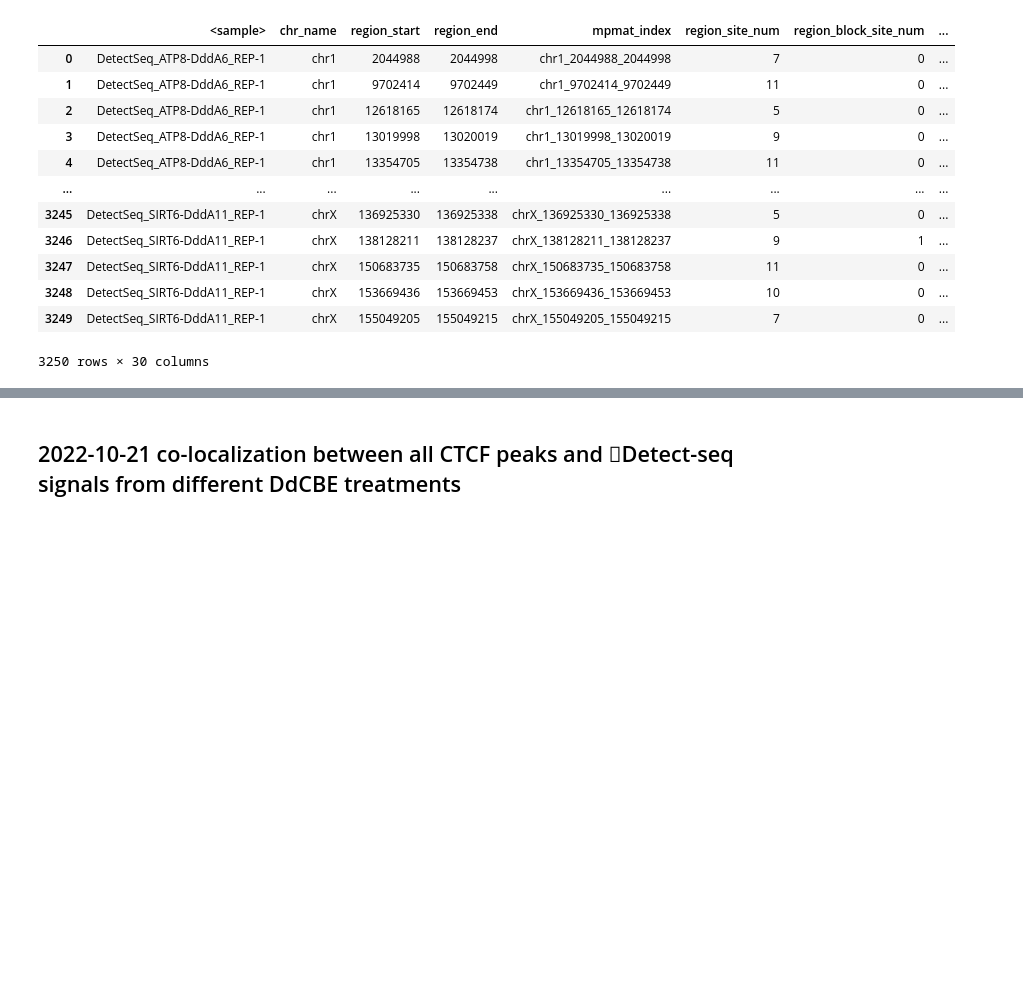
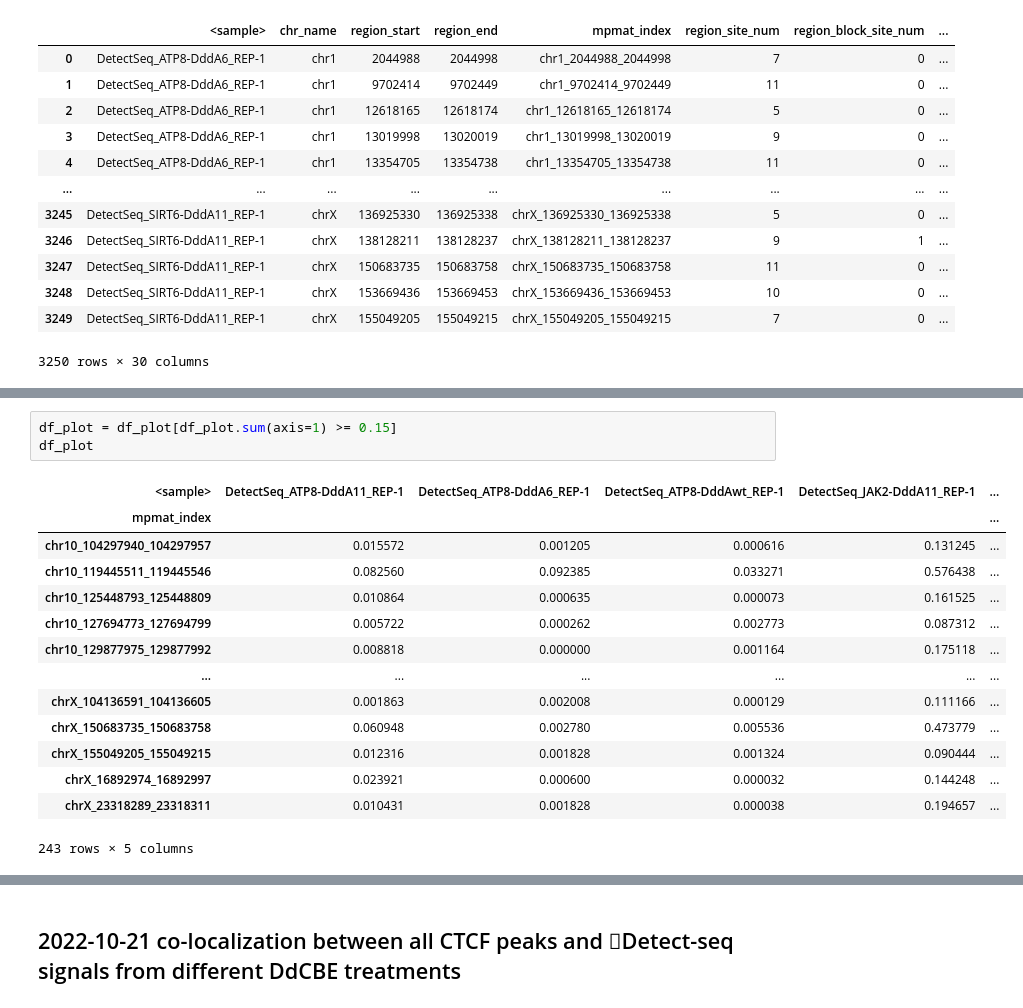
Before and after one commit to hermanzhaozzzz/snakepipes_detect-seq, a Jupyter notebook: step.03.local_analysis.ipynb, the cells around one changed output, grey strips where cells are left out. Saved outputs shown, nothing was run; the diff lists cells and outputs as text; blank space fills up the shorter version.

```diff
--- a/step.03.local_analysis.ipynb
+++ b/step.03.local_analysis.ipynb
@@ -539,0 +512,18 @@ df_sign_lenient
+# %%
+df_plot = df_plot[df_plot.sum(axis=1) >= 0.15]
+df_plot
+# %% [output]
+| <sample> | DetectSeq_ATP8-DddA11_REP-1 | DetectSeq_ATP8-DddA6_REP-1 | DetectSeq_ATP8-DddAwt_REP-1 | DetectSeq_JAK2-DddA11_REP-1 | ... |
+| mpmat_index |  |  |  |  | ... |
+| chr10_104297940_104297957 | 0.015572 | 0.001205 | 0.000616 | 0.131245 | ... |
+| chr10_119445511_119445546 | 0.082560 | 0.092385 | 0.033271 | 0.576438 | ... |
+| chr10_125448793_125448809 | 0.010864 | 0.000635 | 0.000073 | 0.161525 | ... |
+| chr10_127694773_127694799 | 0.005722 | 0.000262 | 0.002773 | 0.087312 | ... |
+| chr10_129877975_129877992 | 0.008818 | 0.000000 | 0.001164 | 0.175118 | ... |
+| ... | ... | ... | ... | ... | ... |
+| chrX_104136591_104136605 | 0.001863 | 0.002008 | 0.000129 | 0.111166 | ... |
+| chrX_150683735_150683758 | 0.060948 | 0.002780 | 0.005536 | 0.473779 | ... |
+| chrX_155049205_155049215 | 0.012316 | 0.001828 | 0.001324 | 0.090444 | ... |
+| chrX_16892974_16892997 | 0.023921 | 0.000600 | 0.000032 | 0.144248 | ... |
+| chrX_23318289_23318311 | 0.010431 | 0.001828 | 0.000038 | 0.194657 | ... |
+243 rows × 5 columns
```
Also changed, not shown: parts of 22 cells of this notebook.
